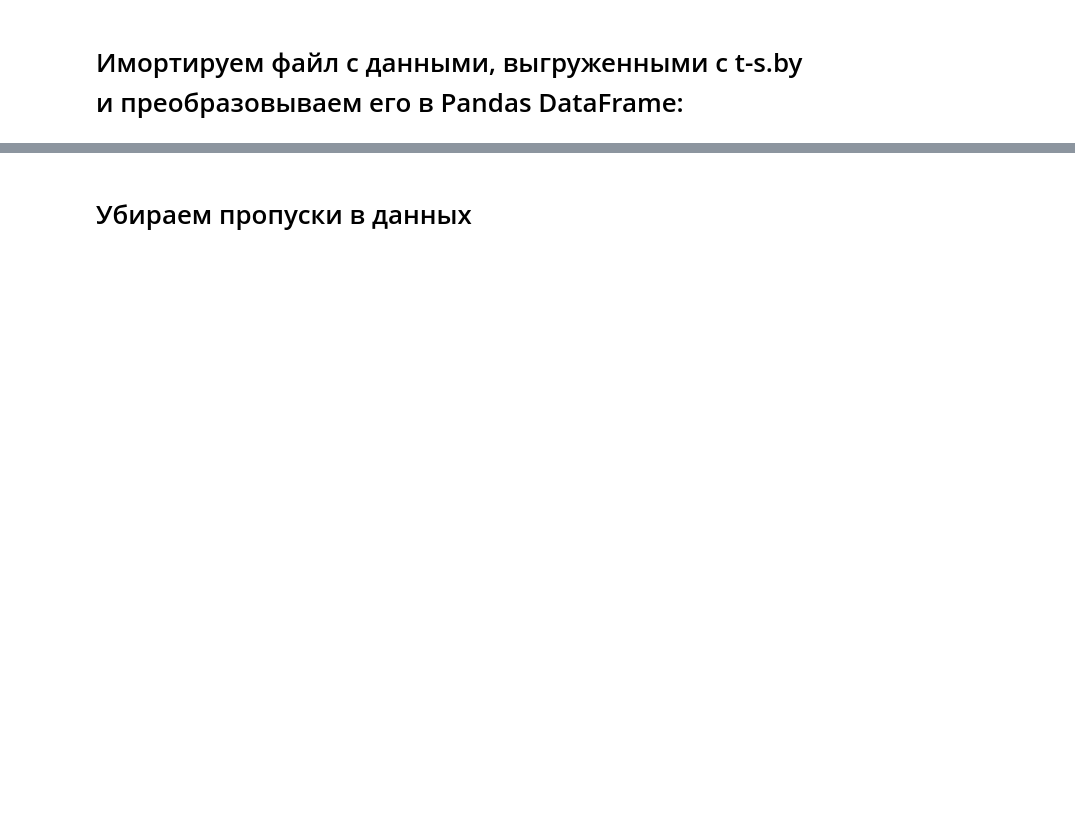
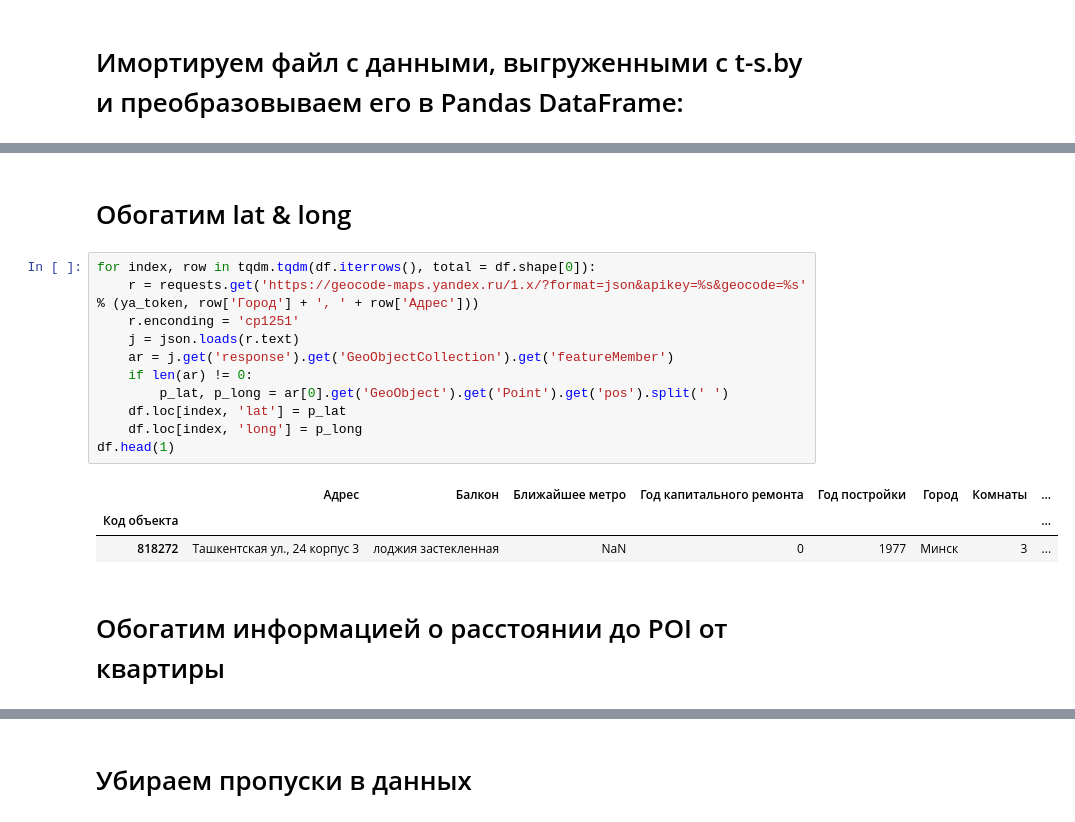
Before and after one commit to ndmel/raif_2018_rosreestr, a Jupyter notebook: prepare_data.ipynb, the cells around one changed output, grey strips where cells are left out. Drawn from its saved outputs; the diff is of its cells as text; blank space fills up the shorter version.

```diff
--- a/prepare_data.ipynb
+++ b/prepare_data.ipynb
@@ -24,0 +52,19 @@ df.head(3)
+# %% [markdown]
+# Обогатим lat & long
+# %%
+for index, row in tqdm.tqdm(df.iterrows(), total = df.shape[0]):
+    r = requests.get('https://geocode-maps.yandex.ru/1.x/?format=json&apikey=%s&geocode=%s' % (ya_token, row['Город'] + ', ' + row['Адрес']))
+    r.enconding = 'cp1251'
+    j = json.loads(r.text)
+    ar = j.get('response').get('GeoObjectCollection').get('featureMember')
+    if len(ar) != 0:
+        p_lat, p_long = ar[0].get('GeoObject').get('Point').get('pos').split(' ')
+    df.loc[index, 'lat'] = p_lat
+    df.loc[index, 'long'] = p_long
+df.head(1)
+# %% [output]
+|  | Адрес | Балкон | Ближайшее метро | Год капитального ремонта | Год постройки | Город | Комнаты | ... |
+| Код объекта |  |  |  |  |  |  |  | ... |
+| 818272 | Ташкентская ул., 24 корпус 3 | лоджия застекленная | NaN | 0 | 1977 | Минск | 3 | ... |
+# %% [markdown]
+# Обогатим информацией о расстоянии до POI от квартиры
```
Also changed, not shown: parts of 19 cells of this notebook, 3 other files.
